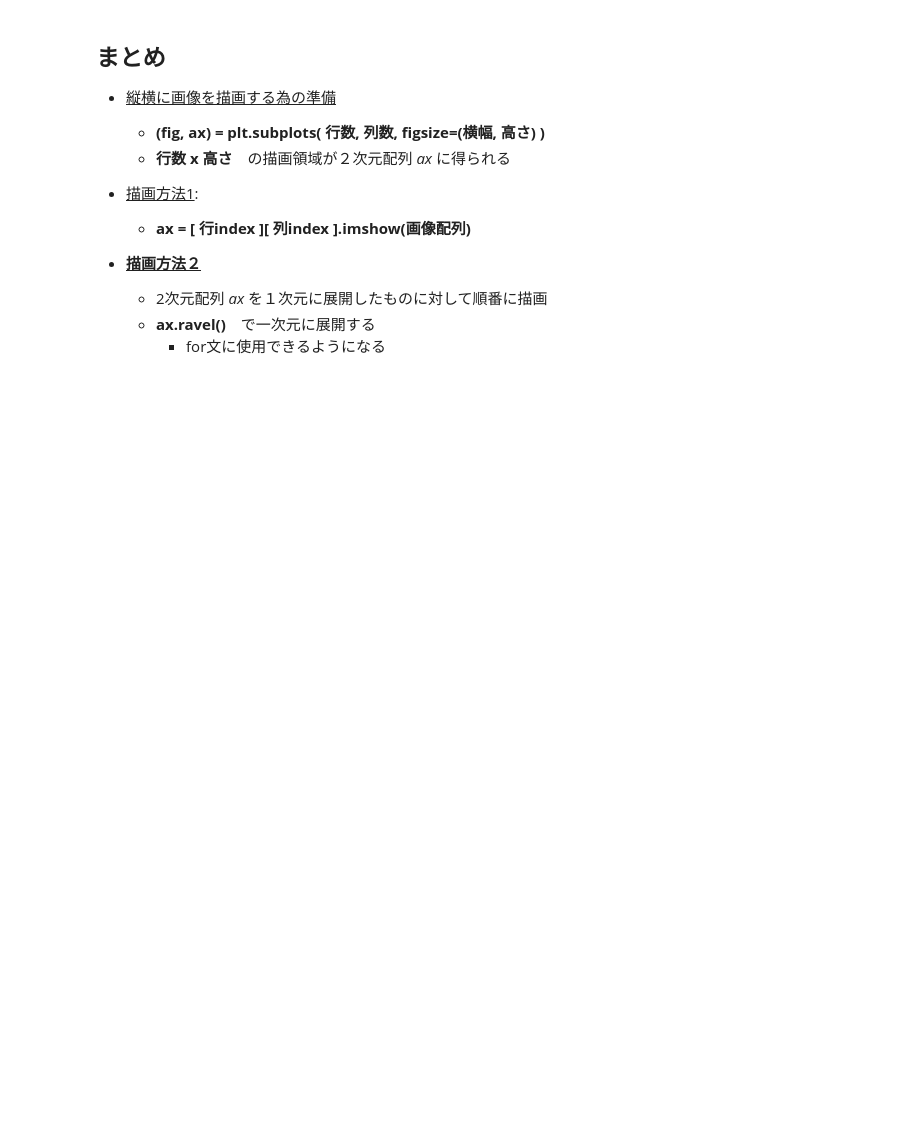
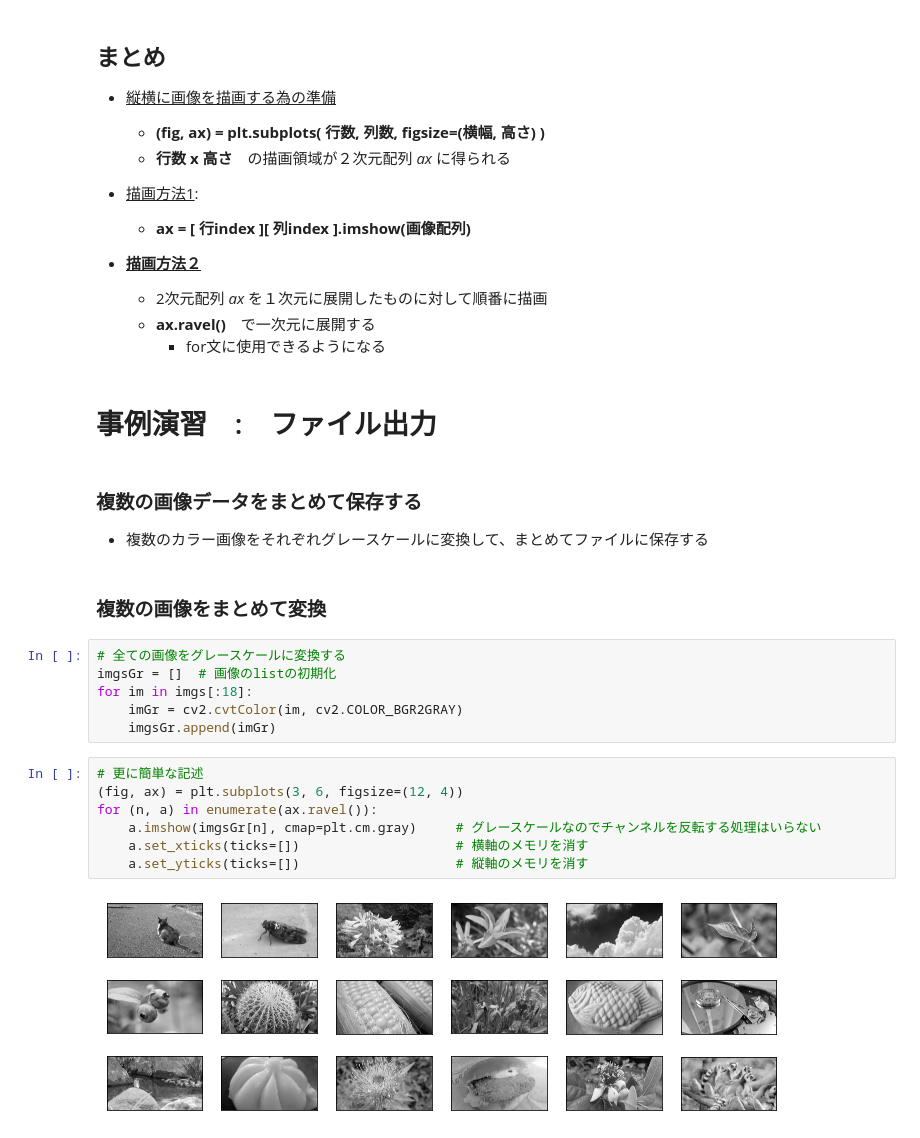
Before and after one commit to MoTo-LaBo/Machine-Learning-Basic, a Jupyter notebook: case study exercise/file_input.ipynb, the cells around one changed output. Saved outputs shown, nothing was run; the diff lists cells and outputs as text; blank space fills up the shorter version.

```diff
--- a/case study exercise/file_input.ipynb
+++ b/case study exercise/file_input.ipynb
@@ -168,3 +164,25 @@ for (n, a) in enumerate(ax.ravel()):
     - 2次元配列 *ax* を１次元に展開したものに対して順番に描画
     - **ax.ravel()**　で一次元に展開する
         - for文に使用できるようになる
+# %% [markdown]
+# 事例演習　:　ファイル出力
+# %% [markdown]
+### 複数の画像データをまとめて保存する
+- 複数のカラー画像をそれぞれグレースケールに変換して、まとめてファイルに保存する
+# %% [markdown]
+### 複数の画像をまとめて変換
+# %%
+# 全ての画像をグレースケールに変換する
+imgsGr = []  # 画像のlistの初期化
+for im in imgs[:18]:
+    imGr = cv2.cvtColor(im, cv2.COLOR_BGR2GRAY)
+    imgsGr.append(imGr)
+# %%
+# 更に簡単な記述
+(fig, ax) = plt.subplots(3, 6, figsize=(12, 4))
+for (n, a) in enumerate(ax.ravel()):
+    a.imshow(imgsGr[n], cmap=plt.cm.gray)     # グレースケールなのでチャンネルを反転する処理はいらない
+    a.set_xticks(ticks=[])                    # 横軸のメモリを消す
+    a.set_yticks(ticks=[])                    # 縦軸のメモリを消す
+# %% [output]
+[figure, added]
```
Also changed, not shown: parts of 25 cells of this notebook.
